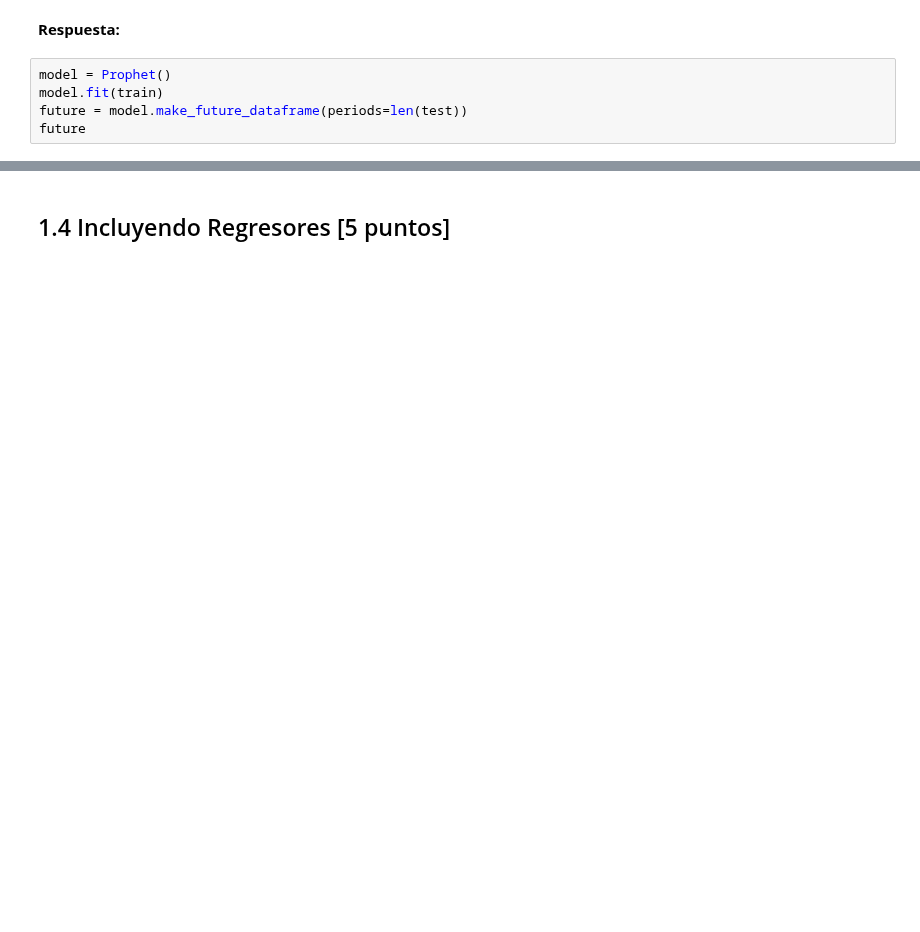
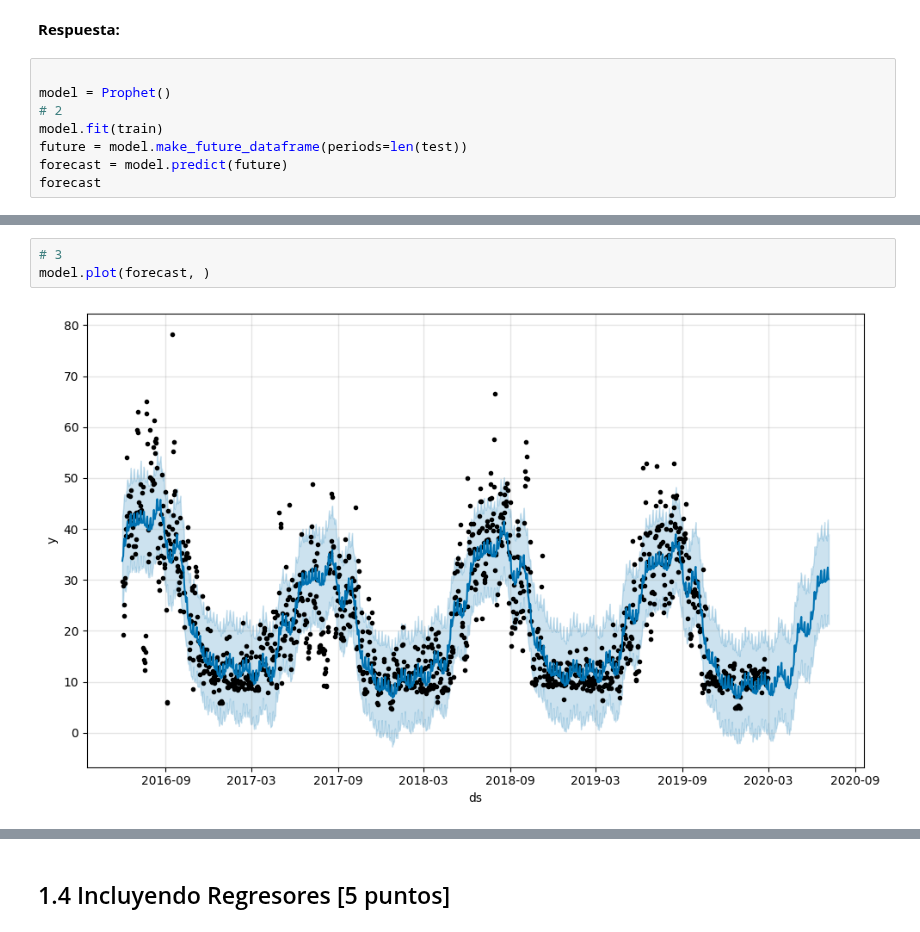
Before and after one commit to carinunez/Labs_MDS, a Jupyter notebook: lab8/Lab8.ipynb, the cells around one changed output, grey strips where cells are left out. Drawn from its saved outputs; the diff is of its cells as text; blank space fills up the shorter version.

```diff
--- a/lab8/Lab8.ipynb
+++ b/lab8/Lab8.ipynb
@@ -208,8 +208,11 @@ IProgress not found. Please update jupyter and ipywidgets. See https://ipywidget
 # %% [markdown]
 **Respuesta:**
 # %%
+
 model = Prophet()
+# 2
 model.fit(train)
 future = model.make_future_dataframe(periods=len(test))
-future
+forecast = model.predict(future)
+forecast
 # %% [output]
@@ -230,0 +252,5 @@ future
+# %%
+# 3
+model.plot(forecast, )
+# %% [output]
+[figure, added]
```
Also changed, not shown: parts of 14 cells of this notebook.
